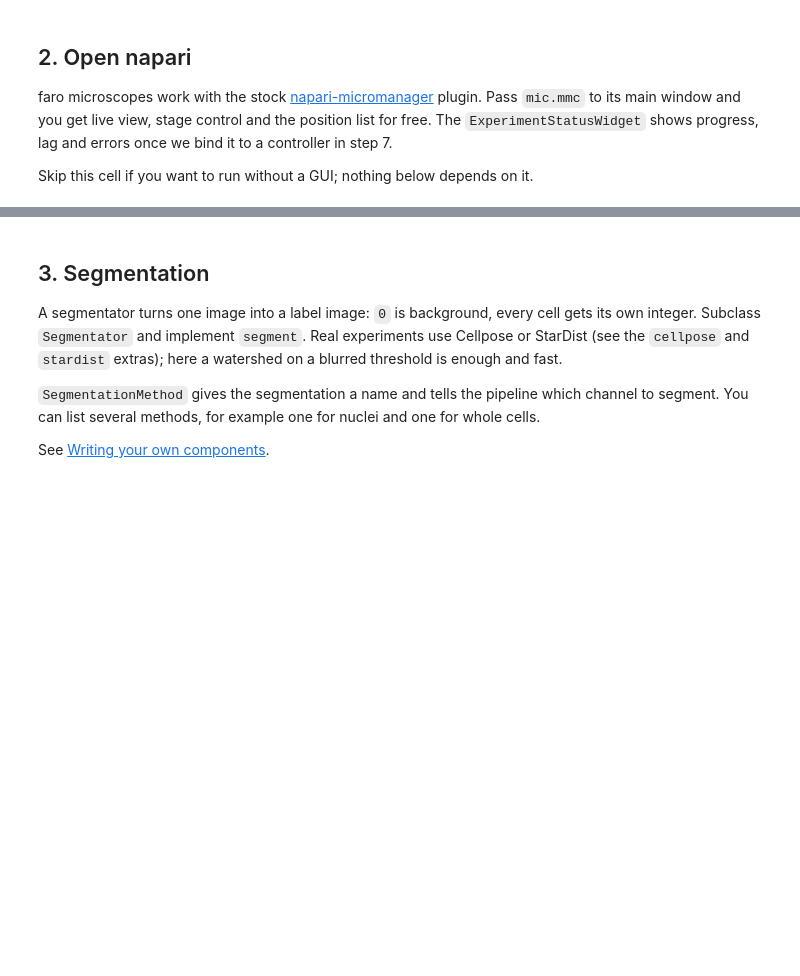
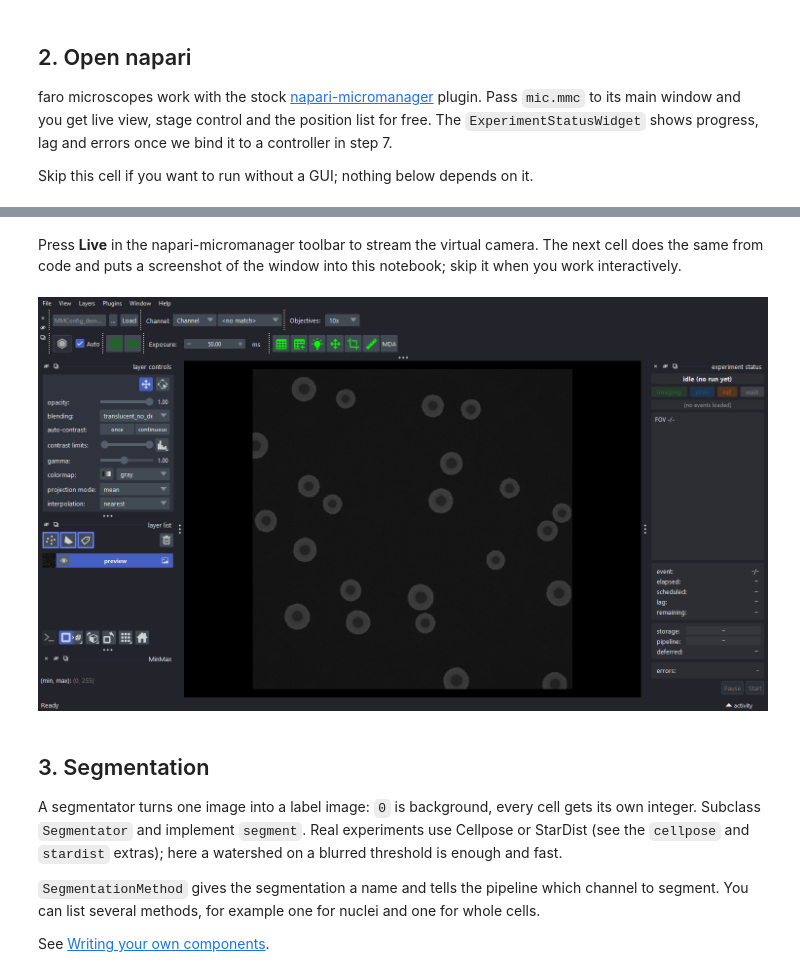
Before and after one commit to hinderling/rtm-pymmcore, a Jupyter notebook: examples/02_live_experiment.ipynb, the cells around one changed output, grey strips where cells are left out. Drawn from its saved outputs; the diff is of its cells as text; code cells hidden in the pictures; blank space fills up the shorter version.

```diff
--- a/examples/02_live_experiment.ipynb
+++ b/examples/02_live_experiment.ipynb
@@ -72,3 +74,18 @@ viewer.window.add_dock_widget(status_widget, name="experiment status", area="rig
+# %% [markdown]
+Press **Live** in the napari-micromanager toolbar to stream the virtual camera. The next cell does the same from code and puts a screenshot of the window into this notebook; skip it when you work interactively.
+# %%
+import time
+from napari.utils import nbscreenshot
+from qtpy.QtWidgets import QApplication
+
+core.startContinuousSequenceAcquisition(0)          # same as pressing Live
+t0 = time.time()
+while time.time() - t0 < 2:                          # let a few frames reach the preview
+    QApplication.processEvents()
+core.stopSequenceAcquisition()
+nbscreenshot(viewer, canvas_only=False)
+# %% [output]
+[figure, added]
 # %% [markdown]
 ## 3. Segmentation
 
```
Also changed, not shown: parts of 9 cells of this notebook, 1 other file.
